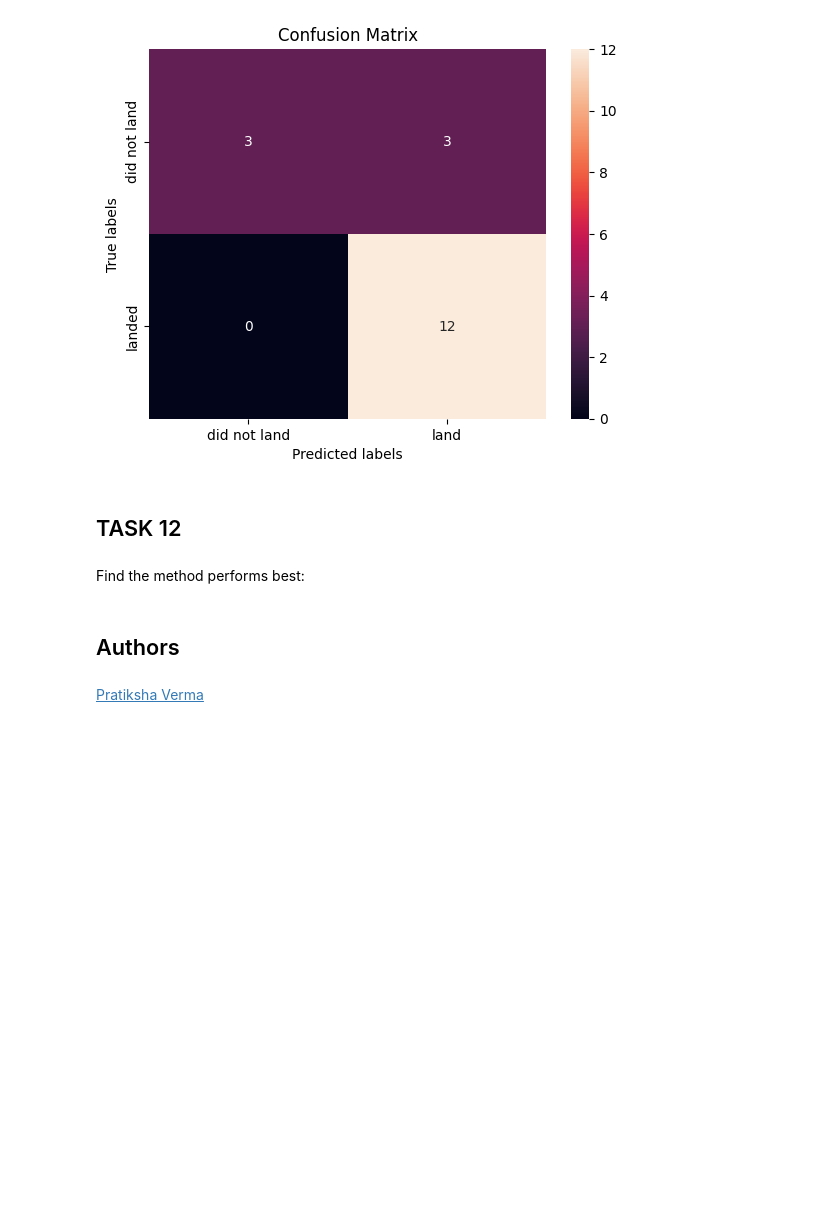
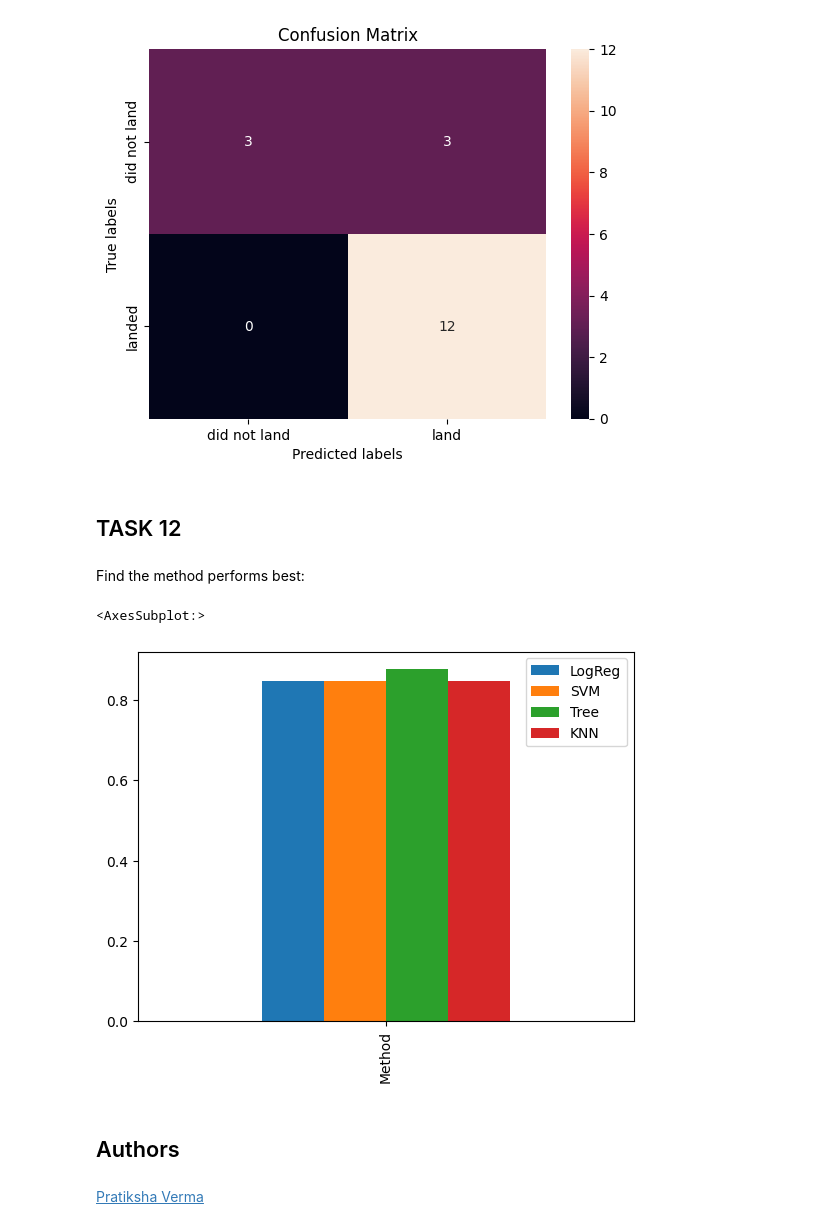
Before and after one commit to mchuta/Applied-Data-Science-Capstone, a Jupyter notebook: Week 4 - Machine Learning - SpaceX_Machine_Learning_Prediction_Part_5.jupyterlite.ipynb, the cells around one changed output. Saved outputs shown, nothing was run; the diff lists cells and outputs as text; code cells hidden in the pictures; blank space fills up the shorter version.

```diff
--- a/Week 4 - Machine Learning - SpaceX_Machine_Learning_Prediction_Part_5.jupyterlite.ipynb
+++ b/Week 4 - Machine Learning - SpaceX_Machine_Learning_Prediction_Part_5.jupyterlite.ipynb
@@ -348,3 +346,9 @@ Find the method performs best:
+# %%
+comp = pd.DataFrame({"LogReg": [logreg_cv.best_score_], "SVM": [svm_cv.best_score_], "Tree": [tree_cv.best_score_], "KNN": [knn_cv.best_score_]}, index=["Method"])
+comp.plot.bar()
+# %% [output]
+<AxesSubplot:>
+[figure, added]
 # %% [markdown]
 ## Authors
 # %% [markdown]
```
Also changed, not shown: parts of 4 cells of this notebook.
